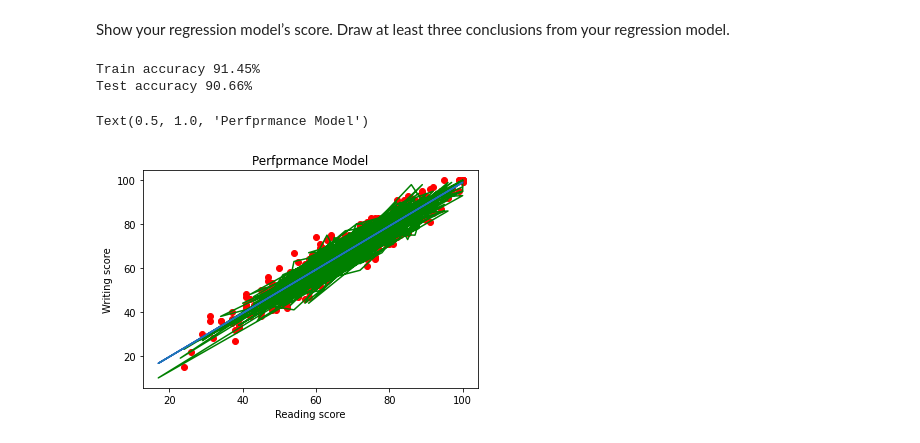
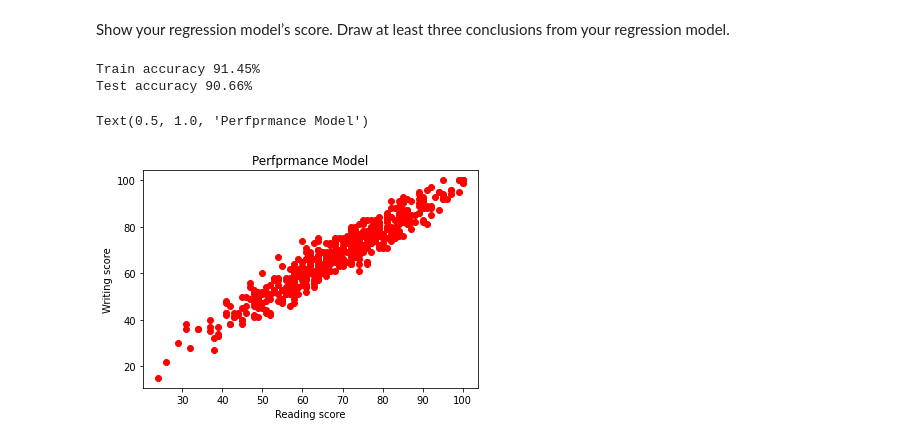
Before and after one commit to mohammadsilwadi/linear-regression, a Jupyter notebook: regression.ipynb, the cells around one changed output. Cells and saved outputs as stored; diff of their text form; code cells hidden in the pictures.

```diff
--- a/regression.ipynb
+++ b/regression.ipynb
@@ -166,16 +91,12 @@ Draw at least three conclusions from your regression model.
 # %%
 print(f"Train accuracy {round(lm.score(x_train, y_train) * 100, 2)}%")
 print(f"Test accuracy {round(lm.score(x_test, y_test) * 100,2)}%")
-
 plt.scatter(x_train,y_train, color='red')
-plt.plot(x_test,y_test,color='green')
-plt.plot(x_test,y_predict,color = 'blue')
-plt.plot(x_test,y_predict)
 plt.xlabel("Reading score")
 plt.ylabel("Writing score")
 plt.title("Perfprmance Model")
 # %% [output]
 Train accuracy 91.45%
 Test accuracy 90.66%
 Text(0.5, 1.0, 'Perfprmance Model')
-[figure, old version]
+[figure, new version]
```
Also changed, not shown: parts of 6 cells of this notebook.
